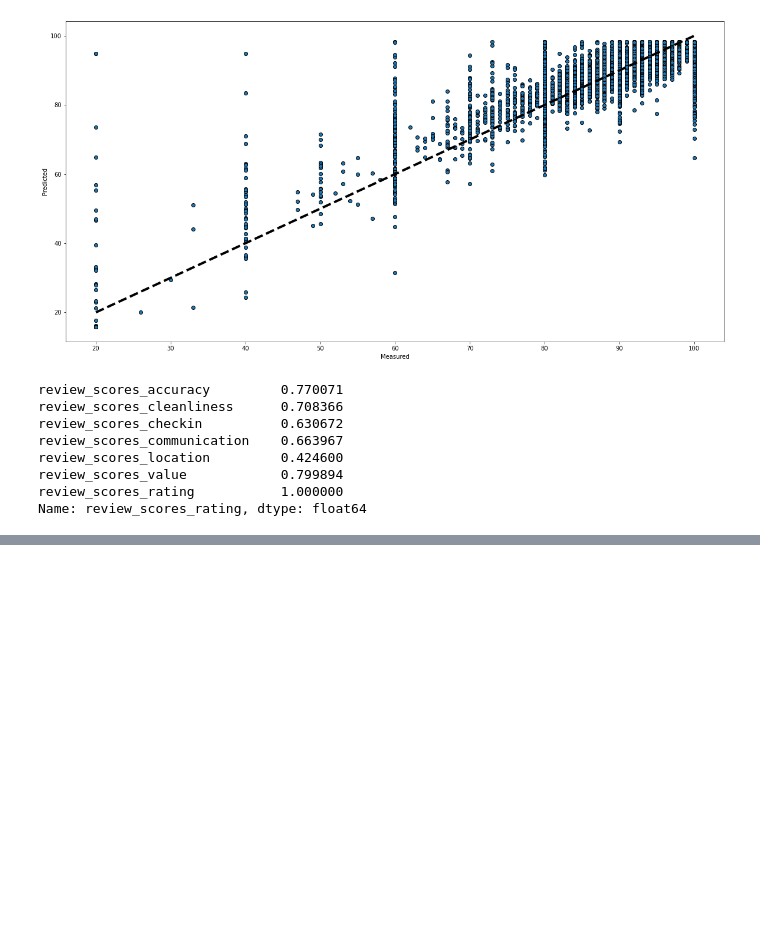
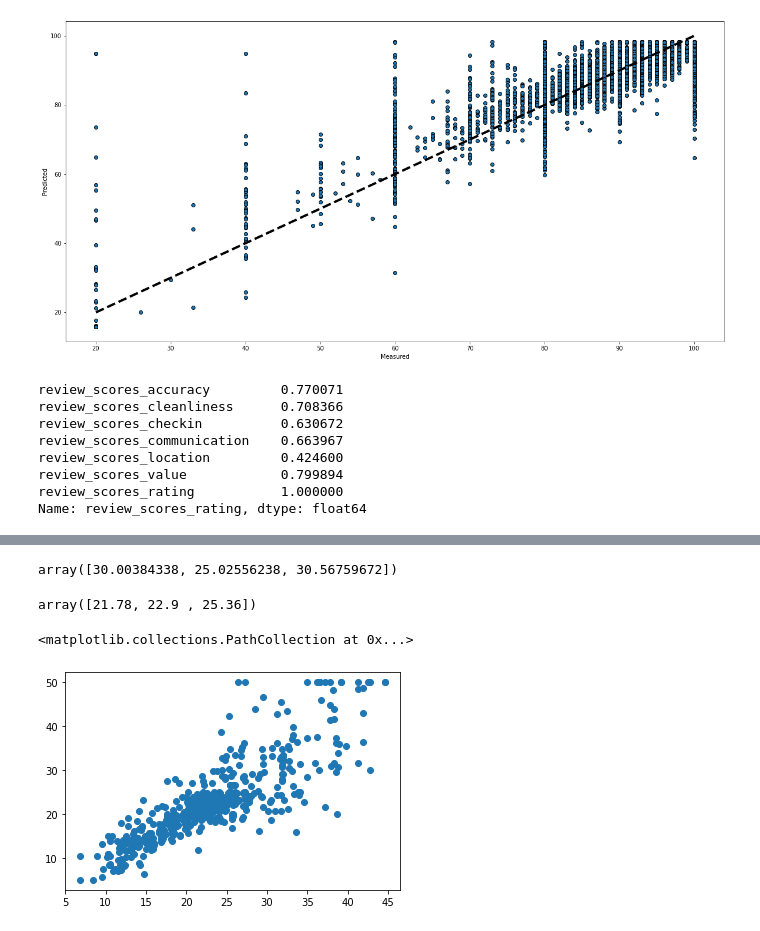
Before and after one commit to tauimonen/machine-learning, a Jupyter notebook: diary_new.ipynb, the cells around one changed output, grey strips where cells are left out. Saved outputs shown, nothing was run; the diff lists cells and outputs as text; code cells hidden in the pictures; blank space fills up the shorter version.

Commit message:
Week 5 diary update - codedemo KNeighborsRegressor, StandardScaler, Pipeline

```diff
--- a/diary_new.ipynb
+++ b/diary_new.ipynb
@@ -558,0 +580,31 @@ Kehityskohteet:
+# %%
+from sklearn.neighbors import KNeighborsRegressor
+from sklearn.linear_model import LinearRegression
+
+from sklearn.datasets import load_boston
+X, y = load_boston(return_X_y=True)
+
+mod = LinearRegression()
+mod.fit(X, y)
+mod.predict(X)[:3]
+# %% [output]
+array([30.00384338, 25.02556238, 30.56759672])
+# %%
+mod = KNeighborsRegressor()
+mod.fit(X, y)
+mod.predict(X)[:3]
+# %% [output]
+array([21.78, 22.9 , 25.36])
+# %%
+from sklearn.neighbors import KNeighborsRegressor
+from sklearn.datasets import load_boston
+import matplotlib.pylab as plt
+
+X, y = load_boston(return_X_y=True)
+
+mod = KNeighborsRegressor().fit(X, y)
+pred = mod.predict(X)
+plt.scatter(pred, y)
+# %% [output]
+<matplotlib.collections.PathCollection at 0x...>
+[figure, added]
```
Also changed, not shown: parts of 9 cells of this notebook, 2 other files.
